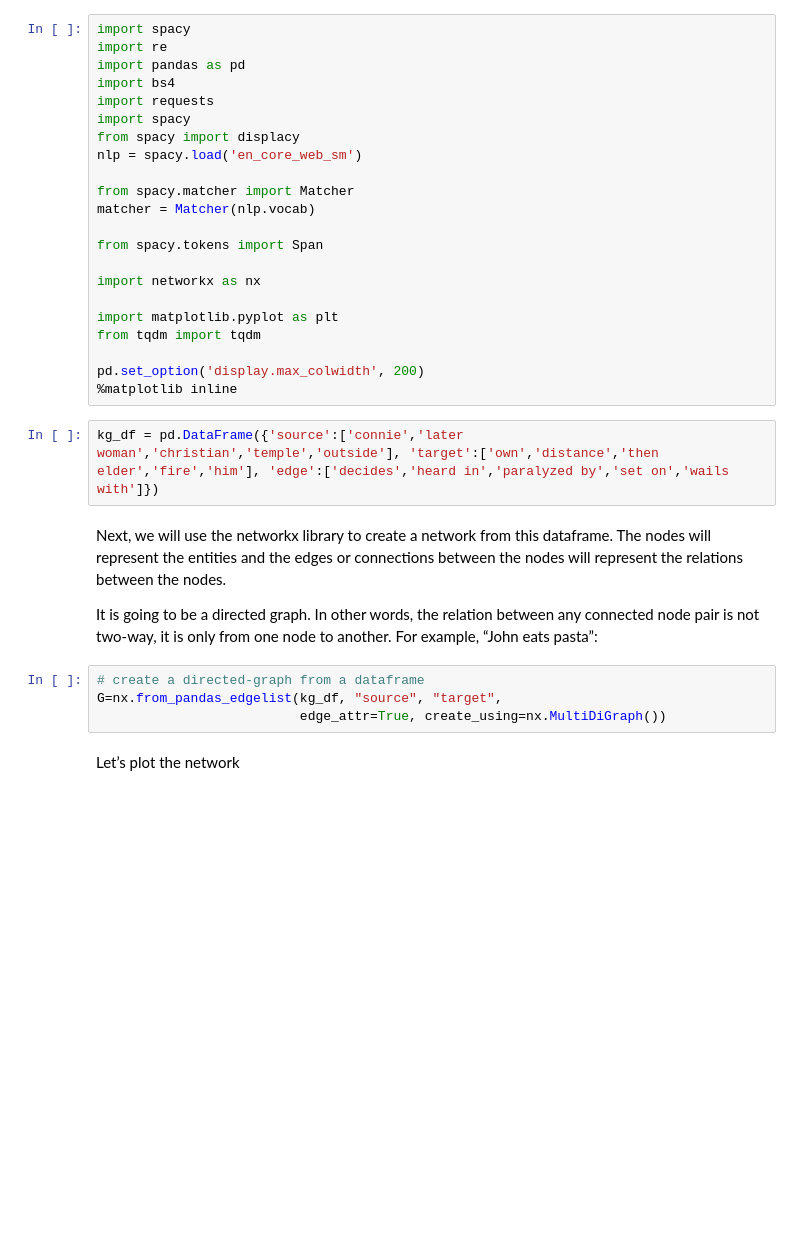
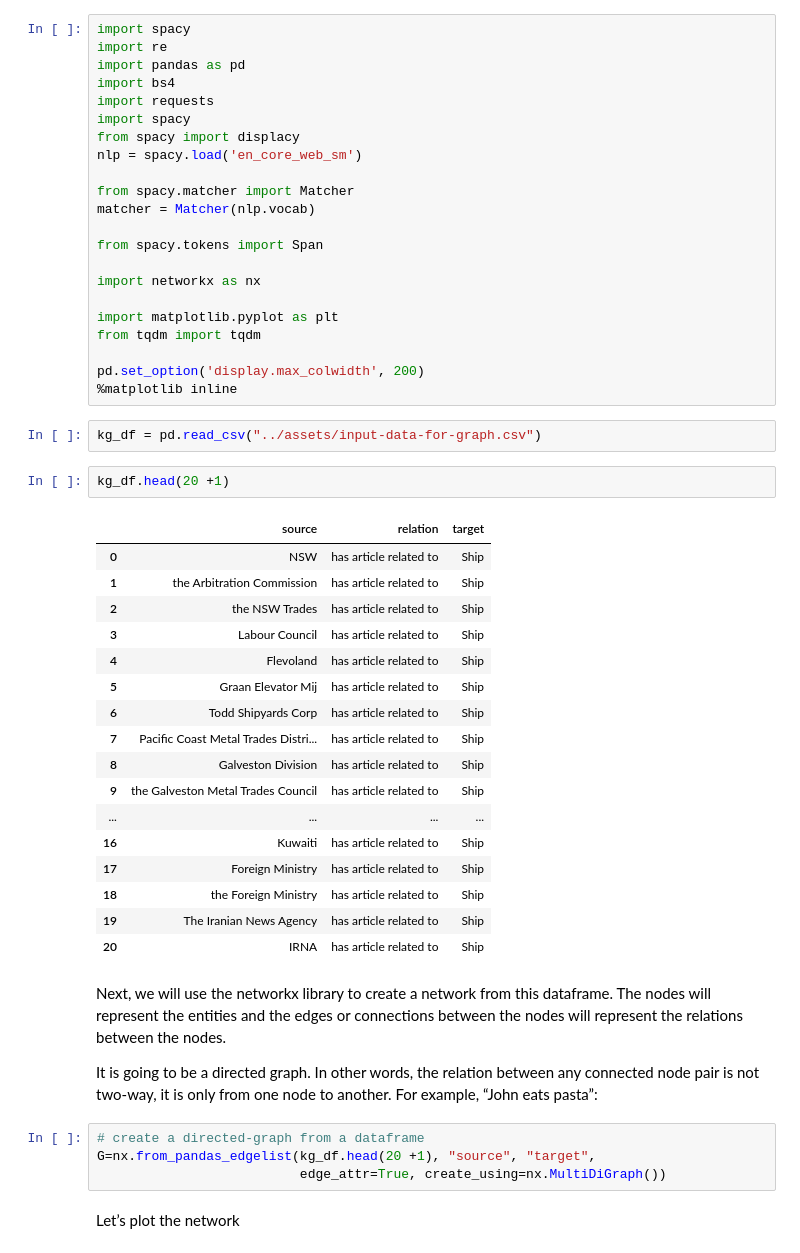
Before and after one commit to ujjwalk00/Entity_Recognition, a Jupyter notebook: graphs/networkx.ipynb, the cells around one changed output. Saved outputs shown, nothing was run; the diff lists cells and outputs as text; blank space fills up the shorter version.

```diff
--- a/graphs/networkx.ipynb
+++ b/graphs/networkx.ipynb
@@ -25,14 +25,34 @@ from tqdm import tqdm
 pd.set_option('display.max_colwidth', 200)
 %matplotlib inline
 # %%
-kg_df = pd.DataFrame({'source':['connie','later woman','christian','temple','outside'], 'target':['own','distance','then elder','fire','him'], 'edge':['decides','heard in','paralyzed by','set on','wails with']})
+kg_df = pd.read_csv("../assets/input-data-for-graph.csv")
+# %%
+kg_df.head(20 +1)
+# %% [output]
+|  | source | relation | target |
+| 0 | NSW | has article related to | Ship |
+| 1 | the Arbitration Commission | has article related to | Ship |
+| 2 | the NSW Trades | has article related to | Ship |
+| 3 | Labour Council | has article related to | Ship |
+| 4 | Flevoland | has article related to | Ship |
+| 5 | Graan Elevator Mij | has article related to | Ship |
+| 6 | Todd Shipyards Corp | has article related to | Ship |
+| 7 | Pacific Coast Metal Trades Distri... | has article related to | Ship |
+| 8 | Galveston Division | has article related to | Ship |
+| 9 | the Galveston Metal Trades Council | has article related to | Ship |
+| ... | ... | ... | ... |
+| 16 | Kuwaiti | has article related to | Ship |
+| 17 | Foreign Ministry | has article related to | Ship |
+| 18 | the Foreign Ministry | has article related to | Ship |
+| 19 | The Iranian News Agency | has article related to | Ship |
+| 20 | IRNA | has article related to | Ship |
 # %% [markdown]
 Next, we will use the networkx library to create a network from this dataframe. The nodes will represent the entities and the edges or connections between the nodes will represent the relations between the nodes.
 
 It is going to be a directed graph. In other words, the relation between any connected node pair is not two-way, it is only from one node to another. For example, “John eats pasta”:
 # %%
 # create a directed-graph from a dataframe
-G=nx.from_pandas_edgelist(kg_df, "source", "target",
+G=nx.from_pandas_edgelist(kg_df.head(20 +1), "source", "target",
                           edge_attr=True, create_using=nx.MultiDiGraph())
 # %% [markdown]
 Let’s plot the network
```
Also changed, not shown: parts of 2 cells of this notebook, 1 other file.
